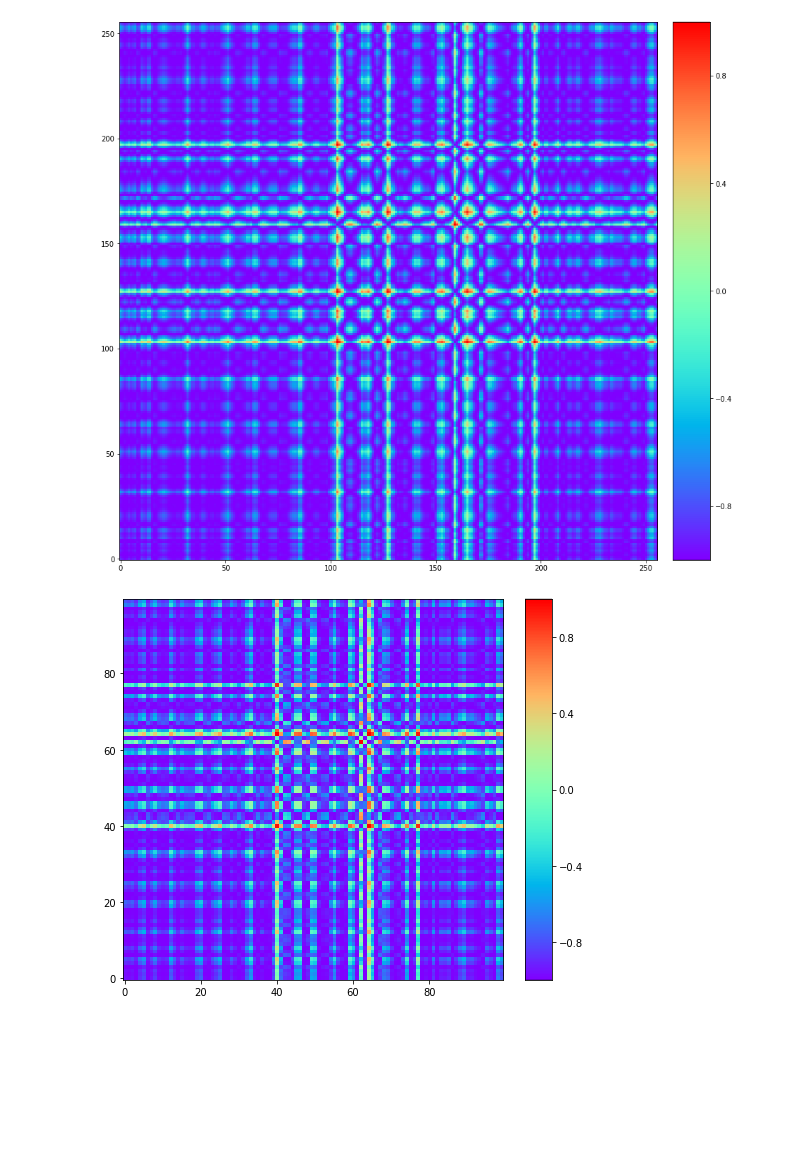
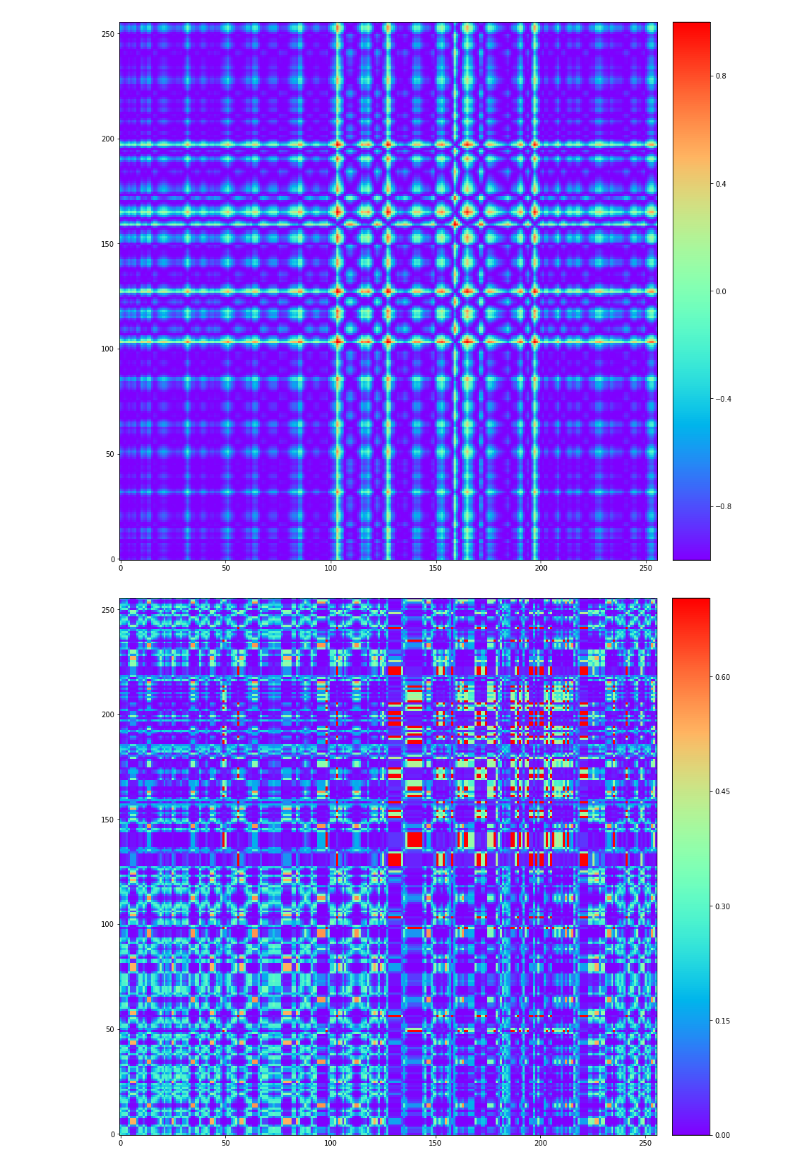
Before and after one commit to patrick-oliveira/ICDeepLearning, a Jupyter notebook: Codigos/Análise de BCI/Gramian Angular Field.ipynb, the cells around one changed output. Saved outputs shown, nothing was run; the diff lists cells and outputs as text; code cells hidden in the pictures; blank space fills up the shorter version.

```diff
--- a/Codigos/Análise de BCI/Gramian Angular Field.ipynb
+++ b/Codigos/Análise de BCI/Gramian Angular Field.ipynb
@@ -97,3 +147,25 @@ n
+# %%
+for i in range(2500, 2730):
+    sample = np.loadtxt(data.loc[i]['path']).reshape(1, -1)
+    if sample[0][1] != 0:
+        X = mtf.fit_transform(sample)
+        fig, ax = plt.subplots(nrows = 1, ncols = 1, figsize = (x, y))
+        plt.axis('off')
+        im = ax.imshow(X[0], cmap = 'rainbow', origin = 'lower')
+
+        state = str(int(data.loc[i]['state']))
+#         subject = str(data.loc[i]['subject'])
+        subject = '0_'
+        if data.loc[i]['path'][-6] == '\\':
+            file = data.loc[i]['path'][-5]
+        else:
+            file = data.loc[i]['path'][-6:-4]
+
+        try:
+            fig.savefig(figPath()+'\\'+state+'\\'+subject+file+'_'+str(i)+".png", dpi = 200, bbox_inches = 'tight')
+            plt.close()
+        except:
+            print("Error creating picture: {}".format(figPath()+'\\'+state+'\\0_'+file+".png"))
 # %% [markdown]
 ***
 # %% [markdown]
@@ -126,28 +198,28 @@ plt.show()
 # %%
 # sample = generate_time_series(theta = 0.1, frequency = 5).reshape(1, -1)
 sample = np.loadtxt(data.loc[0]['path']).reshape(1, -1)
-gasf = GramianAngularField(image_size = 100, method = 'summation')
-X_gasf = gasf.fit_transform(sample)
+mtf = MarkovTransitionField(image_size = 256)
+X_mtf = mtf.fit_transform(sample)
 
-fig = plt.figure(figsize = (12, 7))
+fig = plt.figure(figsize = (24, 14))
 grid = ImageGrid(fig, 111,
                  nrows_ncols=(1, 1),
                  axes_pad=0.15,
                  share_all=True,
                  cbar_location="right",
                  cbar_mode="single",
                  cbar_size="7%",
                  cbar_pad=0.3,
                  )
 
 for ax in grid:
-    im = ax.imshow(X_gasf[0], cmap = 'rainbow', origin = 'lower')
+    im = ax.imshow(X_mtf[0], cmap = 'rainbow', origin = 'lower')
 
 ax.cax.colorbar(im)
 ax.cax.toggle_label(True)
 plt.show()
 # %% [output]
-[figure, old version]
+[figure, new version]
 # %%
 # sample = generate_time_series(theta = 0.1, frequency = 5).reshape(1, -1)
 sample = np.loadtxt(data.loc[0]['path']).reshape(1, -1)
```
Also changed, not shown: parts of 17 cells of this notebook, 3 other files.
